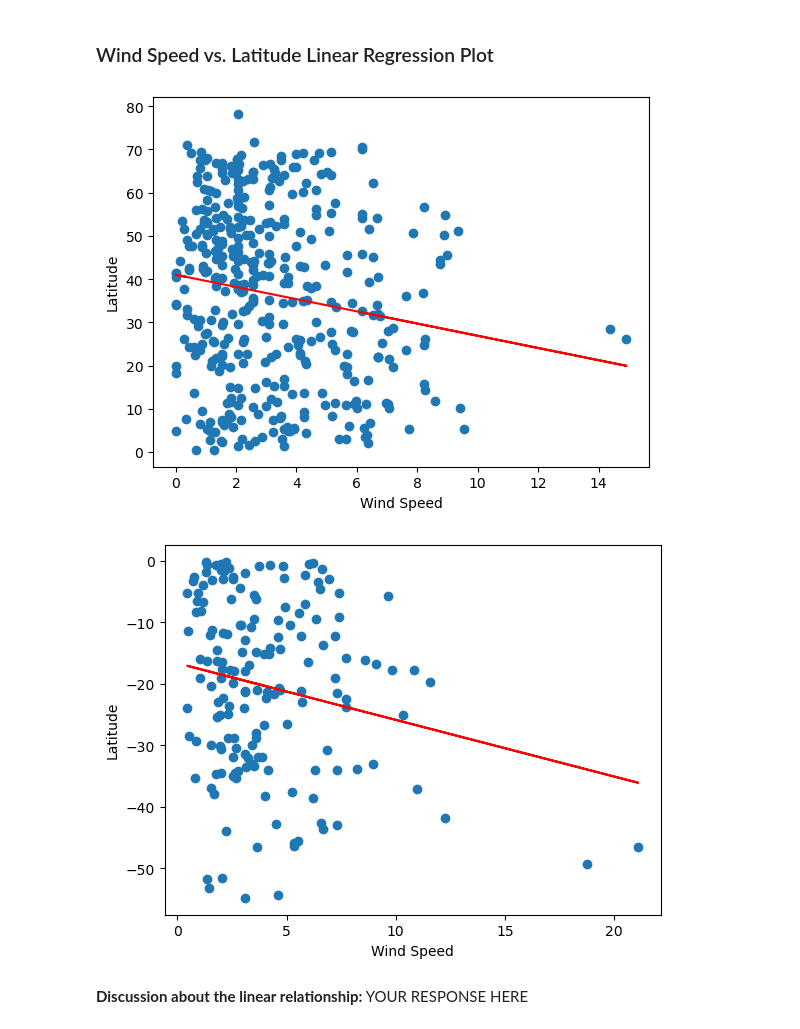
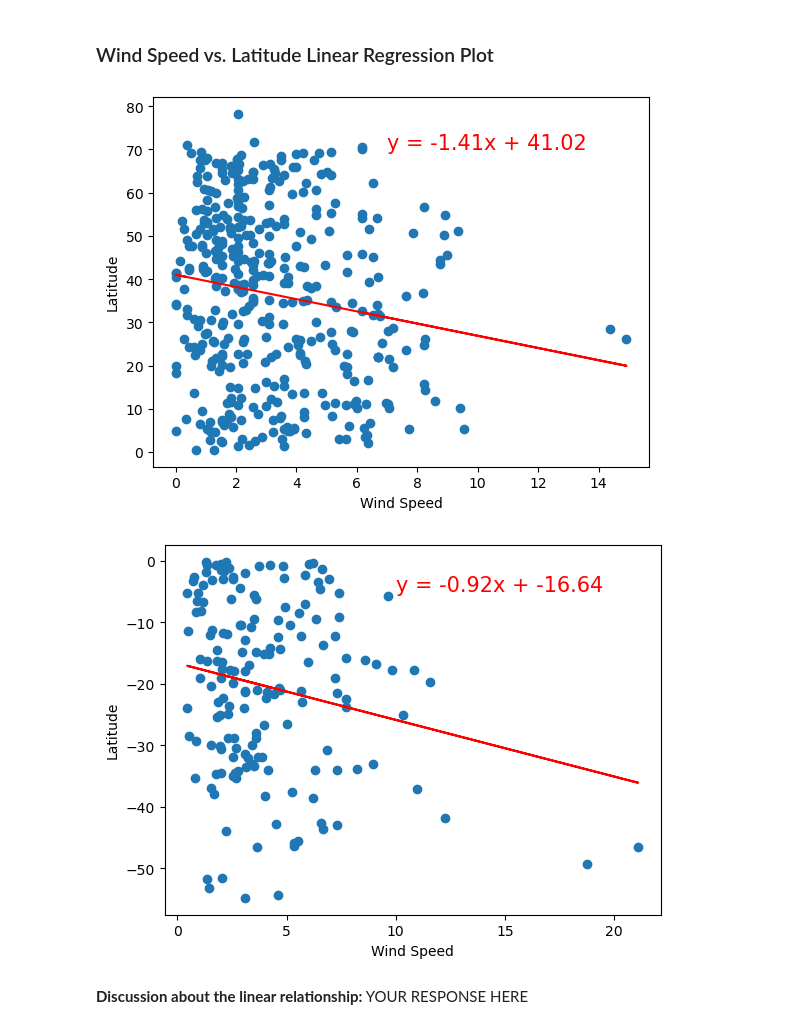
Before and after one commit to digital-buddha42/python-api-challenge, a Jupyter notebook: WeatherPy/WeatherPy-homework.ipynb, the cells around one changed output. Saved outputs shown, nothing was run; the diff lists cells and outputs as text; code cells hidden in the pictures.

Commit message:
Line labels adjusted.

```diff
--- a/WeatherPy/WeatherPy-homework.ipynb
+++ b/WeatherPy/WeatherPy-homework.ipynb
@@ -419,19 +419,19 @@ plt.show()
 # %%
 # Northern Hemisphere
 x_values = northern_hemi_df['Wind Speed']
 y_values = northern_hemi_df['Lat']
 
 (slope, intercept, rvalue, pvalue, stderr) = linregress(x_values, y_values)
 regress_values = x_values * slope + intercept
 line_eq = "y = " + str(round(slope,2)) + "x + " + str(round(intercept,2))
 plt.scatter(x_values,y_values)
 plt.plot(x_values,regress_values,"r-")
-plt.annotate(line_eq,(20,5),fontsize=15,color="red")
+plt.annotate(line_eq,(7,70),fontsize=15,color="red")
 plt.xlabel('Wind Speed')
 plt.ylabel('Latitude')
 plt.show()
 # %% [output]
-[figure, old version]
+[figure, new version]
 # %%
 # Southern Hemisphere
 x_values = southern_hemi_df['Wind Speed']
@@ -442,11 +442,11 @@ regress_values = x_values * slope + intercept
 line_eq = "y = " + str(round(slope,2)) + "x + " + str(round(intercept,2))
 plt.scatter(x_values,y_values)
 plt.plot(x_values,regress_values,"r-")
-plt.annotate(line_eq,(8,75),fontsize=15,color="red")
+plt.annotate(line_eq,(10,-5),fontsize=15,color="red")
 plt.xlabel('Wind Speed')
 plt.ylabel('Latitude')
 plt.show()
 # %% [output]
-[figure, old version]
+[figure, new version]
 # %% [markdown]
 **Discussion about the linear relationship:** YOUR RESPONSE HERE
```
